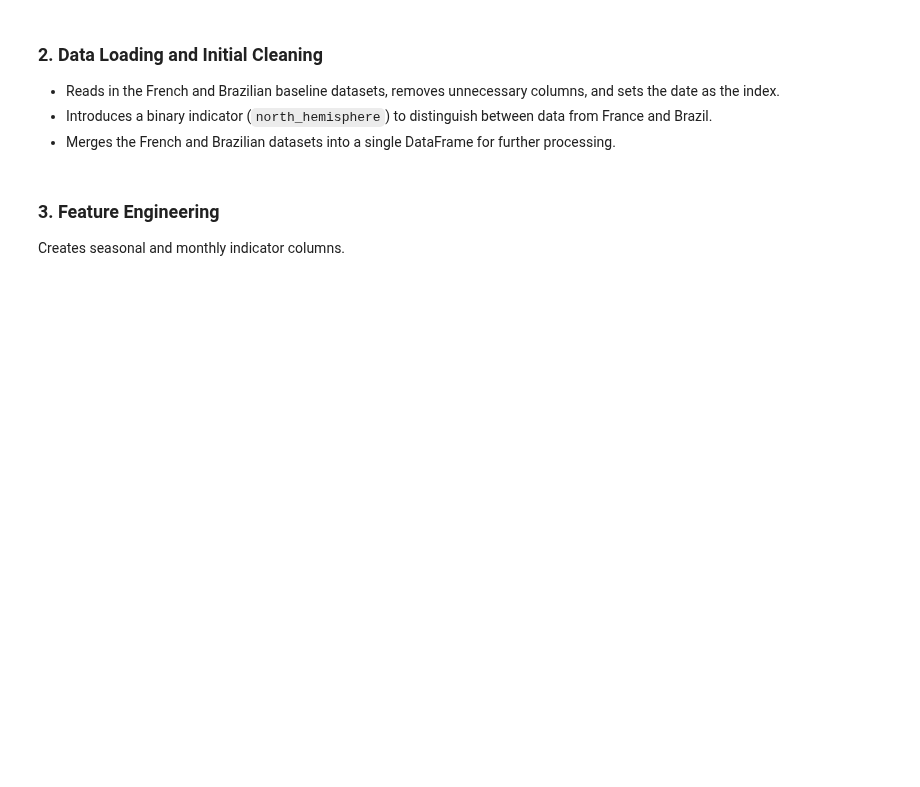
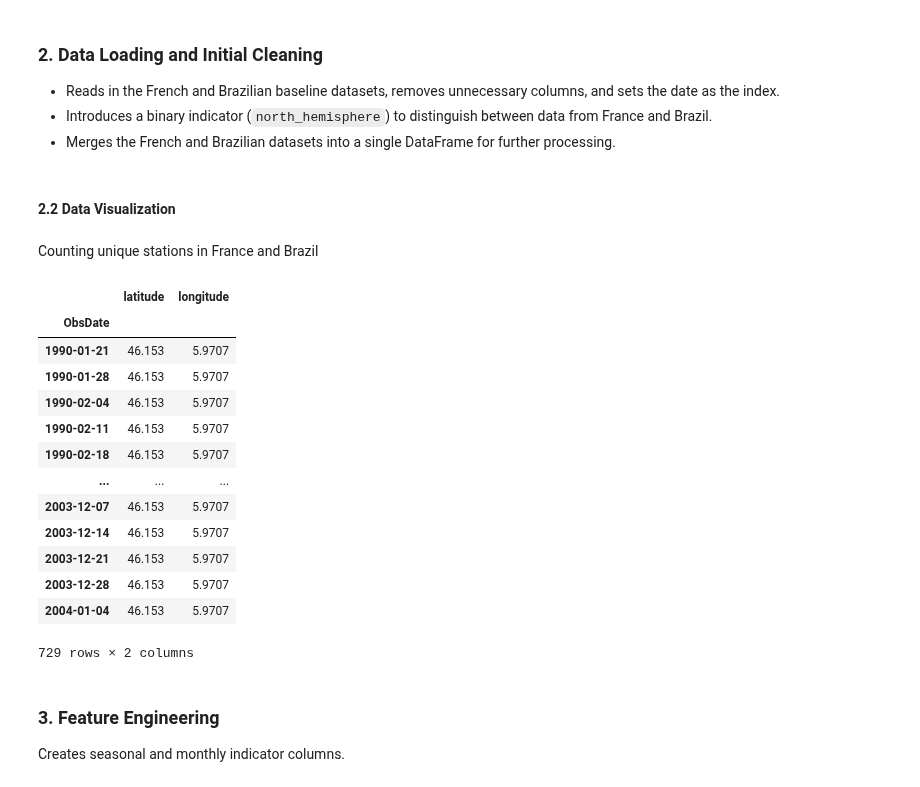
Before and after one commit to lucas066001/WaterScarcity.Hackathon, a Jupyter notebook: src/notebooks/Summary/02 - Feature Engineering.ipynb, the cells around one changed output. Cells and saved outputs as stored; diff of their text form; code cells hidden in the pictures; blank space fills up the shorter version.

```diff
--- a/src/notebooks/Summary/02 - Feature Engineering.ipynb
+++ b/src/notebooks/Summary/02 - Feature Engineering.ipynb
@@ -130,3 +130,7 @@ for set, dir in datasets.items():
         )
     else:
         dataset_baseline[set] = pd.concat([dataset_baseline_brazil], axis=0)
+# %% [markdown]
+#### 2.2 Data Visualization
+# %% [markdown]
+Counting unique stations in France and Brazil
@@ -133,3 +205,24 @@ for set, dir in datasets.items():
+# %%
+gnv_station = dataset_baseline["train"][
+    dataset_baseline["train"]["station_code"] == 6939050
+]
+
+gnv_station[["latitude", "longitude"]]
+# %% [output]
+|  | latitude | longitude |
+| ObsDate |  |  |
+| 1990-01-21 | 46.153 | 5.9707 |
+| 1990-01-28 | 46.153 | 5.9707 |
+| 1990-02-04 | 46.153 | 5.9707 |
+| 1990-02-11 | 46.153 | 5.9707 |
+| 1990-02-18 | 46.153 | 5.9707 |
+| ... | ... | ... |
+| 2003-12-07 | 46.153 | 5.9707 |
+| 2003-12-14 | 46.153 | 5.9707 |
+| 2003-12-21 | 46.153 | 5.9707 |
+| 2003-12-28 | 46.153 | 5.9707 |
+| 2004-01-04 | 46.153 | 5.9707 |
+729 rows × 2 columns
 # %% [markdown]
 ### 3. Feature Engineering
 
```
Also changed, not shown: parts of 1 cell of this notebook, 3 other files.
